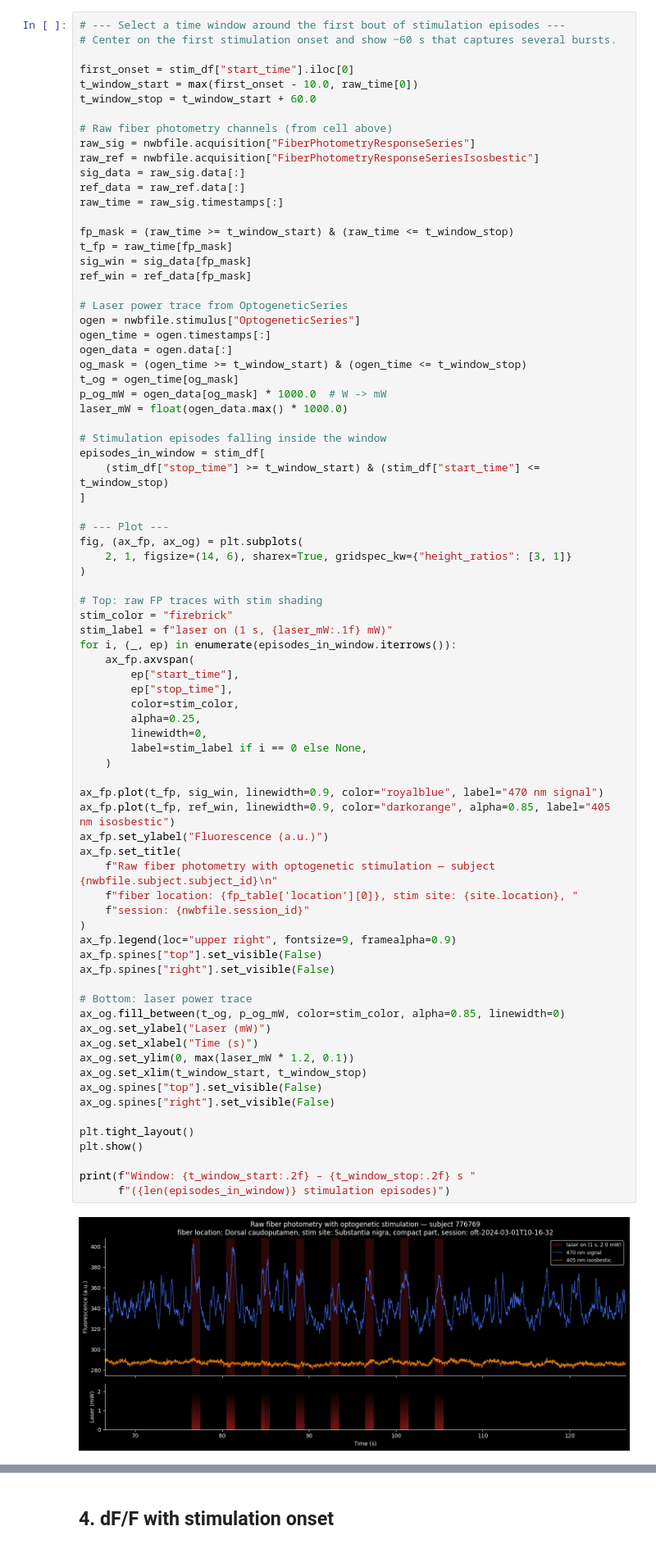
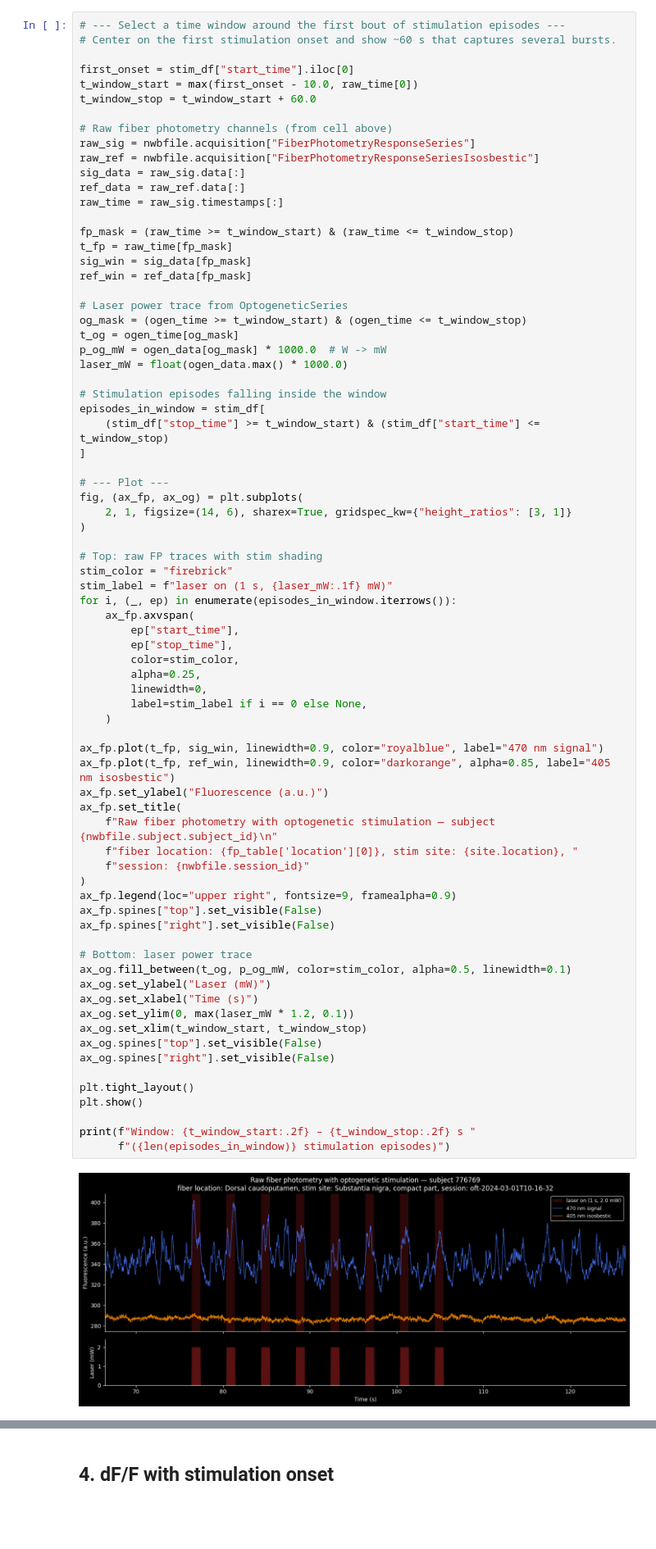
Before and after one commit to catalystneuro/meletis-lab-to-nwb, a Jupyter notebook: src/meletis_lab_to_nwb/tutorials/opto_dlight_demo.ipynb, the cells around one changed output, grey strips where cells are left out. Shown at 82% size. Drawn from its saved outputs; the diff is of its cells as text; blank space fills up the shorter version.

```diff
--- a/src/meletis_lab_to_nwb/tutorials/opto_dlight_demo.ipynb
+++ b/src/meletis_lab_to_nwb/tutorials/opto_dlight_demo.ipynb
@@ -456,9 +456,6 @@ sig_win = sig_data[fp_mask]
 ref_win = ref_data[fp_mask]
 
 # Laser power trace from OptogeneticSeries
-ogen = nwbfile.stimulus["OptogeneticSeries"]
-ogen_time = ogen.timestamps[:]
-ogen_data = ogen.data[:]
 og_mask = (ogen_time >= t_window_start) & (ogen_time <= t_window_stop)
 t_og = ogen_time[og_mask]
 p_og_mW = ogen_data[og_mask] * 1000.0  # W -> mW
@@ -486,32 +483,32 @@ for i, (_, ep) in enumerate(episodes_in_window.iterrows()):
         linewidth=0,
         label=stim_label if i == 0 else None,
     )
 
 ax_fp.plot(t_fp, sig_win, linewidth=0.9, color="royalblue", label="470 nm signal")
 ax_fp.plot(t_fp, ref_win, linewidth=0.9, color="darkorange", alpha=0.85, label="405 nm isosbestic")
 ax_fp.set_ylabel("Fluorescence (a.u.)")
 ax_fp.set_title(
     f"Raw fiber photometry with optogenetic stimulation — subject {nwbfile.subject.subject_id}\n"
     f"fiber location: {fp_table['location'][0]}, stim site: {site.location}, "
     f"session: {nwbfile.session_id}"
 )
 ax_fp.legend(loc="upper right", fontsize=9, framealpha=0.9)
 ax_fp.spines["top"].set_visible(False)
 ax_fp.spines["right"].set_visible(False)
 
 # Bottom: laser power trace
-ax_og.fill_between(t_og, p_og_mW, color=stim_color, alpha=0.85, linewidth=0)
+ax_og.fill_between(t_og, p_og_mW, color=stim_color, alpha=0.5, linewidth=0.1)
 ax_og.set_ylabel("Laser (mW)")
 ax_og.set_xlabel("Time (s)")
 ax_og.set_ylim(0, max(laser_mW * 1.2, 0.1))
 ax_og.set_xlim(t_window_start, t_window_stop)
 ax_og.spines["top"].set_visible(False)
 ax_og.spines["right"].set_visible(False)
 
 plt.tight_layout()
 plt.show()
 
 print(f"Window: {t_window_start:.2f} – {t_window_stop:.2f} s "
       f"({len(episodes_in_window)} stimulation episodes)")
 # %% [output]
-[figure, old version]
+[figure, new version]
```
Also changed, not shown: parts of 7 cells of this notebook, 1 other file.
